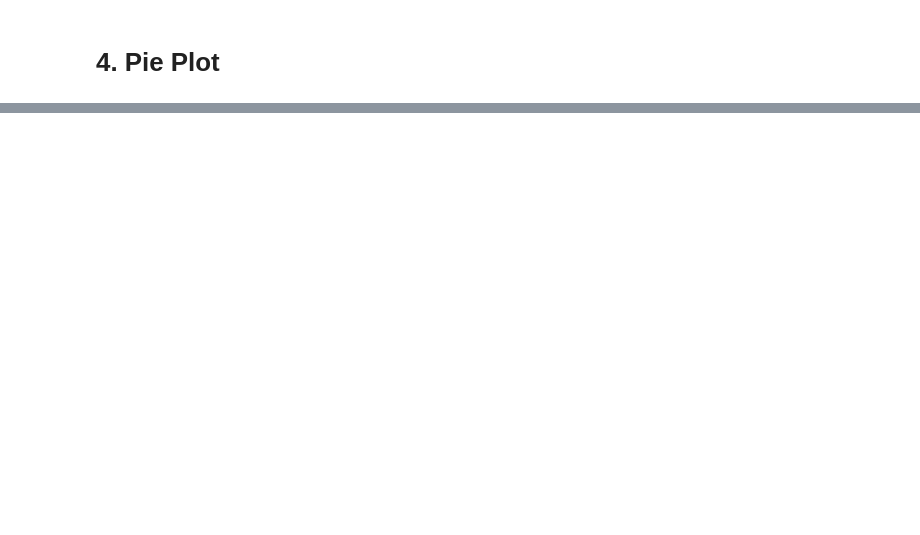
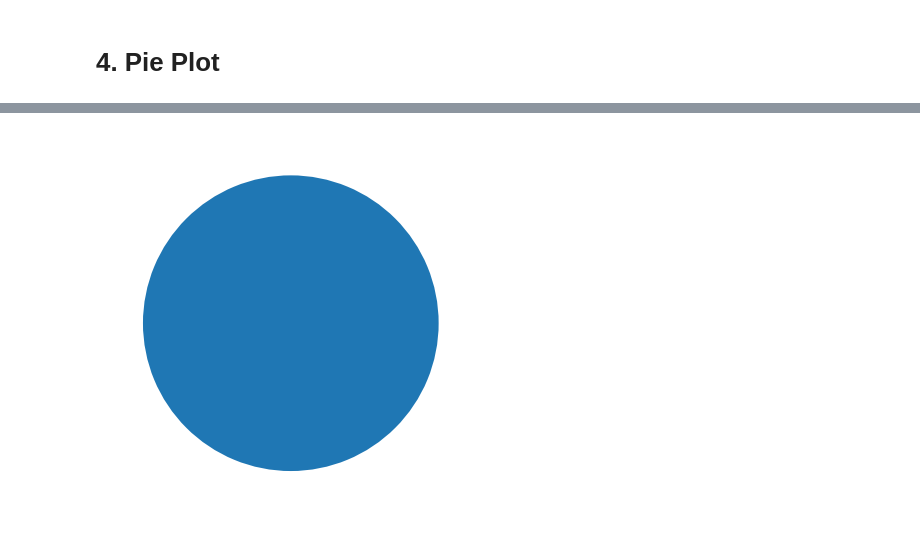
Before and after one commit to lukhi-laksh/Python-MatPlotLib, a Jupyter notebook: Advance.ipynb, the cells around one changed output, grey strips where cells are left out. Drawn from its saved outputs; the diff is of its cells as text; code cells hidden in the pictures; blank space fills up the shorter version.

```diff
--- a/Advance.ipynb
+++ b/Advance.ipynb
@@ -213,0 +219,5 @@ plt.show()
+# %%
+plt.pie([1])
+plt.show()
+# %% [output]
+[figure, added]
```
Also changed, not shown: parts of 13 cells of this notebook, 1 other file.
